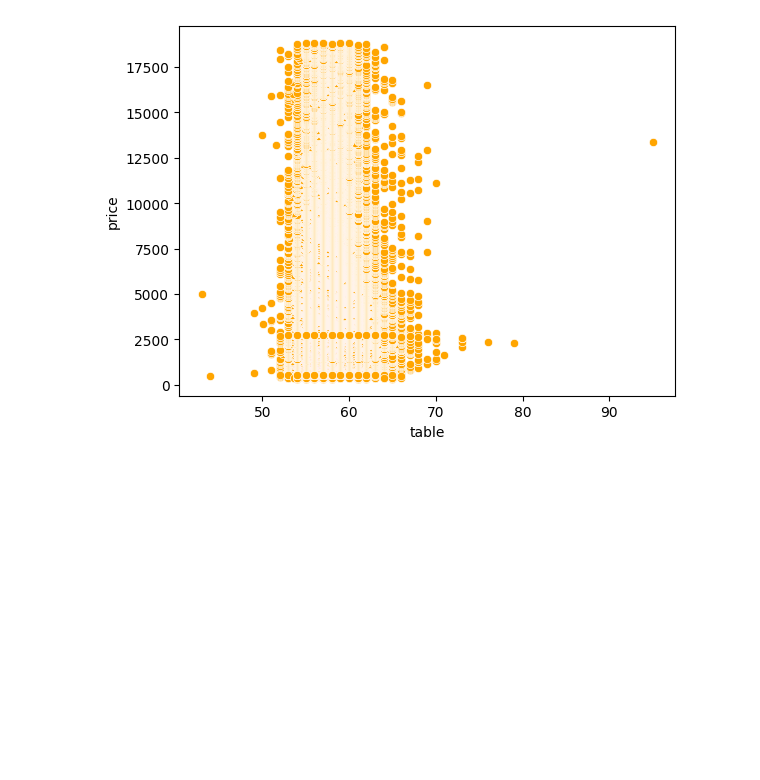
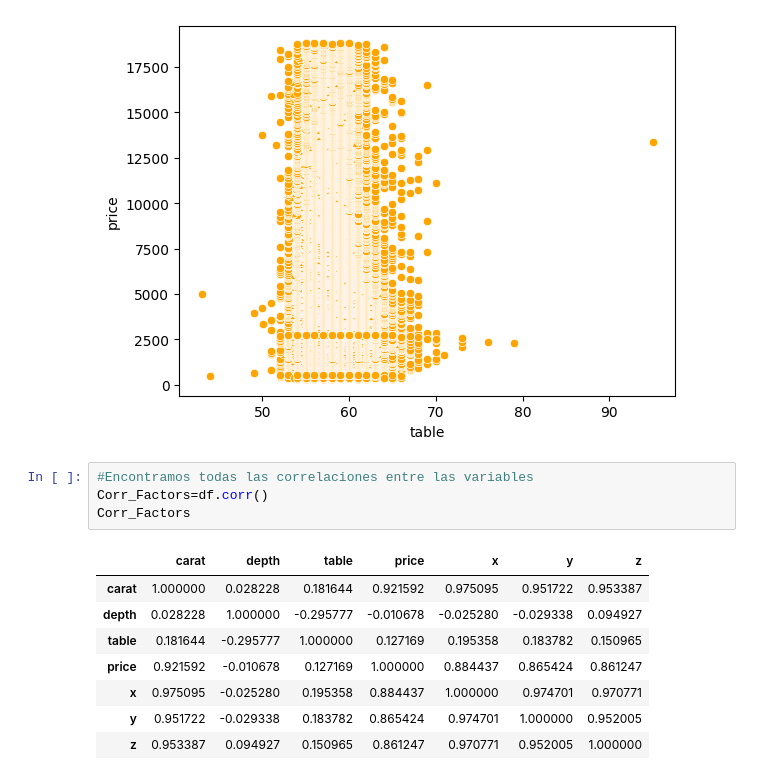
Before and after one commit to BetoRdz01/Tarea1, a Jupyter notebook: actividad_UNO_entrega.ipynb, the cells around one changed output. Saved outputs shown, nothing was run; the diff lists cells and outputs as text; blank space fills up the shorter version.

```diff
--- a/actividad_UNO_entrega.ipynb
+++ b/actividad_UNO_entrega.ipynb
@@ -558,3 +558,16 @@ sns.scatterplot(x='table', y='price', color="orange", data=data_clean)
 # %% [output]
 <AxesSubplot:xlabel='table', ylabel='price'>
 [figure]
+# %%
+#Encontramos todas las correlaciones entre las variables
+Corr_Factors=df.corr()
+Corr_Factors
+# %% [output]
+|  | carat | depth | table | price | x | y | z |
+| carat | 1.000000 | 0.028228 | 0.181644 | 0.921592 | 0.975095 | 0.951722 | 0.953387 |
+| depth | 0.028228 | 1.000000 | -0.295777 | -0.010678 | -0.025280 | -0.029338 | 0.094927 |
+| table | 0.181644 | -0.295777 | 1.000000 | 0.127169 | 0.195358 | 0.183782 | 0.150965 |
+| price | 0.921592 | -0.010678 | 0.127169 | 1.000000 | 0.884437 | 0.865424 | 0.861247 |
+| x | 0.975095 | -0.025280 | 0.195358 | 0.884437 | 1.000000 | 0.974701 | 0.970771 |
+| y | 0.951722 | -0.029338 | 0.183782 | 0.865424 | 0.974701 | 1.000000 | 0.952005 |
+| z | 0.953387 | 0.094927 | 0.150965 | 0.861247 | 0.970771 | 0.952005 | 1.000000 |
```
Also changed, not shown: parts of 9 cells of this notebook.
